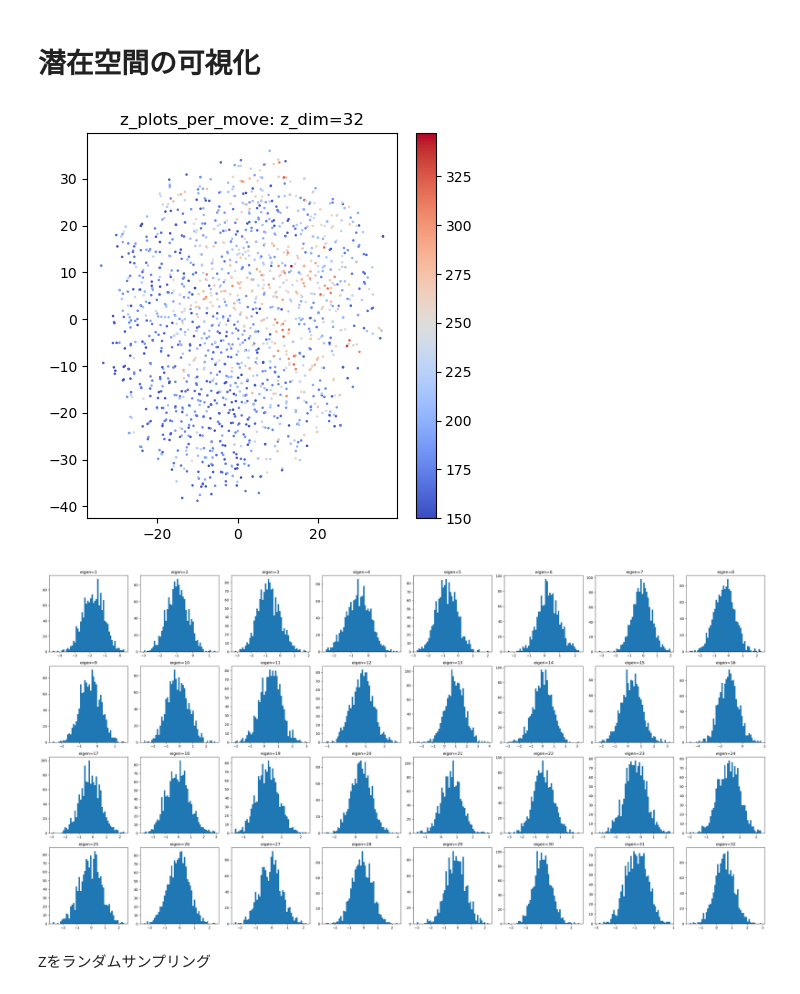
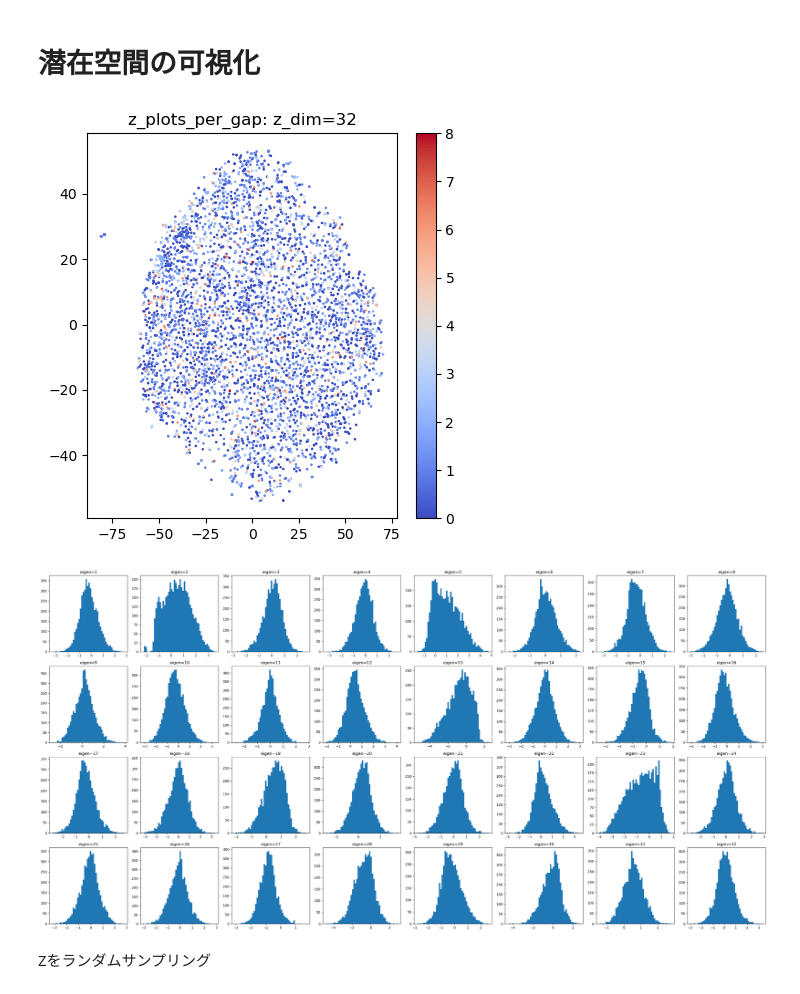
Before and after one commit to tatuyosi98/humanized-models-for-board-games, a Jupyter notebook: igo/notebooks/[ks240110]VAE.ipynb, the cells around one changed output. Cells and saved outputs as stored; diff of their text form; code cells hidden in the pictures.

```diff
--- a/igo/notebooks/[ks240110]VAE.ipynb
+++ b/igo/notebooks/[ks240110]VAE.ipynb
@@ -42,7 +42,8 @@ from sgfmill import boards
 # Visualize Data
 # %%
 # .npy ファイルからデータをロード
-moves = np.load('./preprocess/arrays_at_move.npy')
+# moves = np.load('./preprocess/arrays_at_move.npy')
+moves = np.load('./preprocess/arrays_at_move.npz')['arr_0']
 
 moves.shape
 # %% [output]
@@ -357,8 +355,8 @@ class VAE_CNN(nn.Module):
 # %%
 z_dim = 32
 assert z_dim >= 2
-n_epochs = 1
-beta = 300
+n_epochs = 3
+beta = 200
 
 device = "mps" if torch.backends.mps.is_available() else "cpu"
 # device = "cpu"
@@ -521,7 +519,7 @@ model.eval()
 
 z_list = []
 labels = []
-label_name = "move"
+label_name = "gap"
 for i, (x, black_rank, white_rank, move) in enumerate(tqdm(valid_dataset)):
     if i > 5000: break
     # if move < 150: continue
@@ -550,34 +548,34 @@ if z_dim > 2:
         z_reduc = PCA(n_components=2).fit_transform(z_val).T
     else:
         raise ValueError("Please choose dimensionality reduction method from TSNE or PCA.")
 elif z_dim == 2:
     z_reduc = z_val.T
 else:
     raise ValueError("z dimensionality must be larger or equal to 2.")
 
 
 
 plt.figure(figsize=(5,5))
 
 # 色スケールいろいろためす
 # cmap = plt.cm.hot
 cmap = plt.cm.coolwarm
 vmin, vmax = min(labels), max(labels)
 colors = [cmap((label - vmin) / (vmax - vmin)) for label in labels]
 plt.scatter(*z_reduc, s=0.7, c=colors)
 
 # 凡例
 # for i in range(len(colors)): plt.scatter([],[], c=colors[i], label=i)
 # plt.legend()
 
 # 凡例の代わりにカラーバー
 sm = plt.cm.ScalarMappable(cmap=cmap, norm=plt.Normalize(vmin=vmin, vmax=vmax))
 plt.colorbar(sm, ax=plt.gca())  # 現在の軸にカラーバーを追加
 
 plt.title(f"z_plots_per_{label_name}: z_dim={z_dim}")
 plt.savefig(f"figures/z_plots_per_{label_name}.png")
 # %% [output]
-[figure, old version]
+[figure, new version]
 # %%
 # z_dim の定義
 z_dim = 32
@@ -598,7 +596,7 @@ plt.tight_layout()
 plt.savefig(f"figures/z_hist.png")
 # plt.show()
 # %% [output]
-[figure, old version]
+[figure, new version]
 # %%
 len(valid_dataset)
 # %% [markdown]
```
Also changed, not shown: parts of 2 cells of this notebook, 2 other files.
